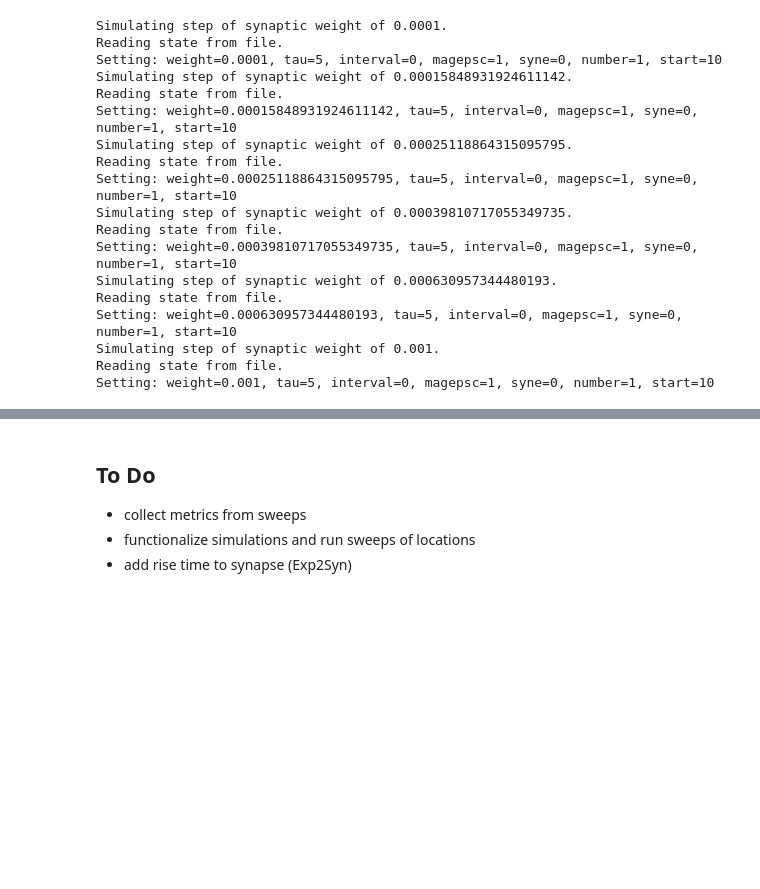
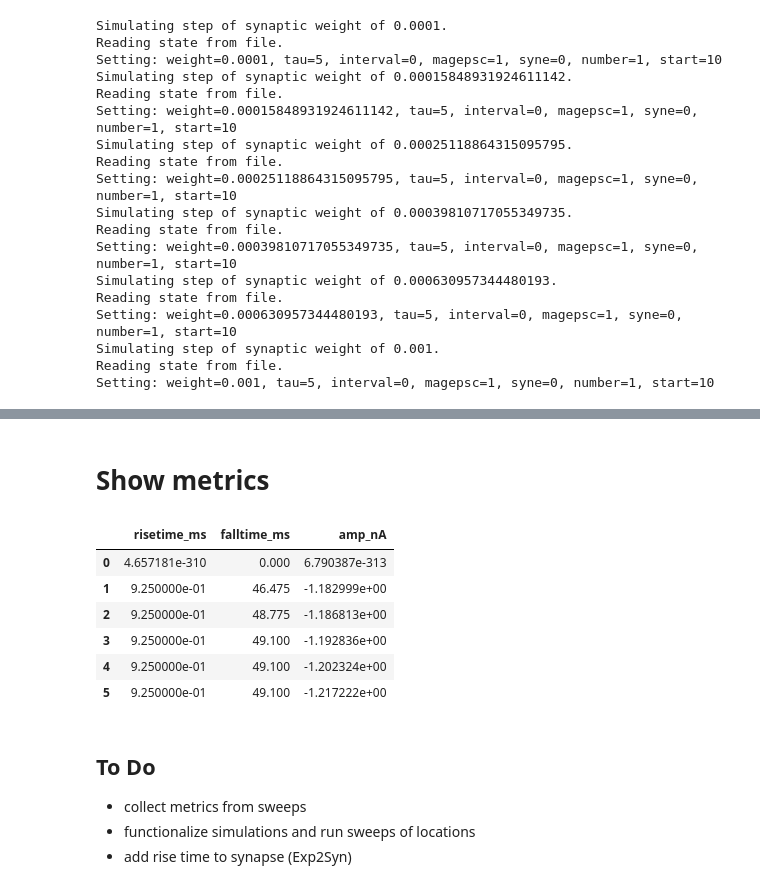
Before and after one commit to cengique/drosophila-aCC-L3-motoneuron-model, a Jupyter notebook: neuron-model/tutorial-synapse-activation/sim-synapse-act.ipynb, the cells around one changed output, grey strips where cells are left out. Cells and saved outputs as stored; diff of their text form; code cells hidden in the pictures; blank space fills up the shorter version.

Commit message:
create dataframe from metrics

```diff
--- a/neuron-model/tutorial-synapse-activation/sim-synapse-act.ipynb
+++ b/neuron-model/tutorial-synapse-activation/sim-synapse-act.ipynb
@@ -340,6 +344,28 @@ plot_amp_sweep(t, vc_currents_soma)
 # save as SVG
 f.output_backend = "svg"
 export_svg(f, filename="single-input-dendrite-48-amp-sweep.svg")
+# %% [markdown]
+# Show metrics
+# %%
+def get_sweep_metrics(h, vc_currents):
+    num_steps = np.shape(vc_currents)[1]
+    for step in np.arange(num_steps):
+        metrics = extract_mini_metrics(h, vc_currents[:,step], 10)
+        if not step:
+            metrics_df = pd.DataFrame(data=np.empty((num_steps, len(metrics))), columns=metrics.keys())
+            metrics_df.iloc[step, :] = pd.Series(metrics)
+        else:
+            metrics_df.iloc[step, :] = pd.Series(metrics)
+    return metrics_df
+get_sweep_metrics(h, vc_currents_soma)
+# %% [output]
+|  | risetime_ms | falltime_ms | amp_nA |
+| 0 | 4.657181e-310 | 0.000 | 6.790387e-313 |
+| 1 | 9.250000e-01 | 46.475 | -1.182999e+00 |
+| 2 | 9.250000e-01 | 48.775 | -1.186813e+00 |
+| 3 | 9.250000e-01 | 49.100 | -1.192836e+00 |
+| 4 | 9.250000e-01 | 49.100 | -1.202324e+00 |
+| 5 | 9.250000e-01 | 49.100 | -1.217222e+00 |
 # %% [markdown]
 ## To Do
 - collect metrics from sweeps
```
Also changed, not shown: parts of 2 cells of this notebook, 1 other file.
